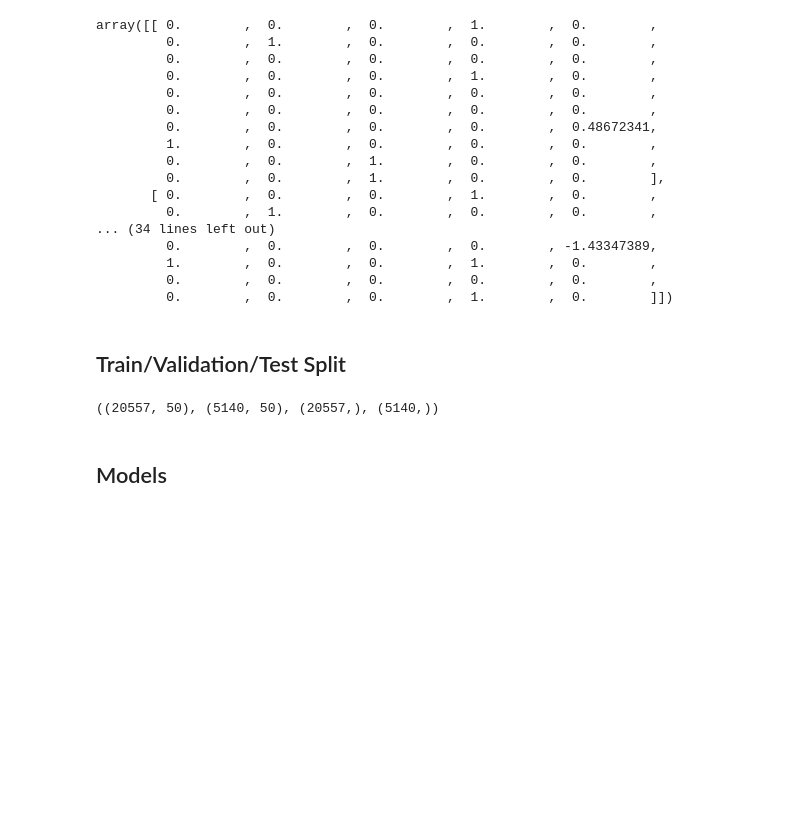
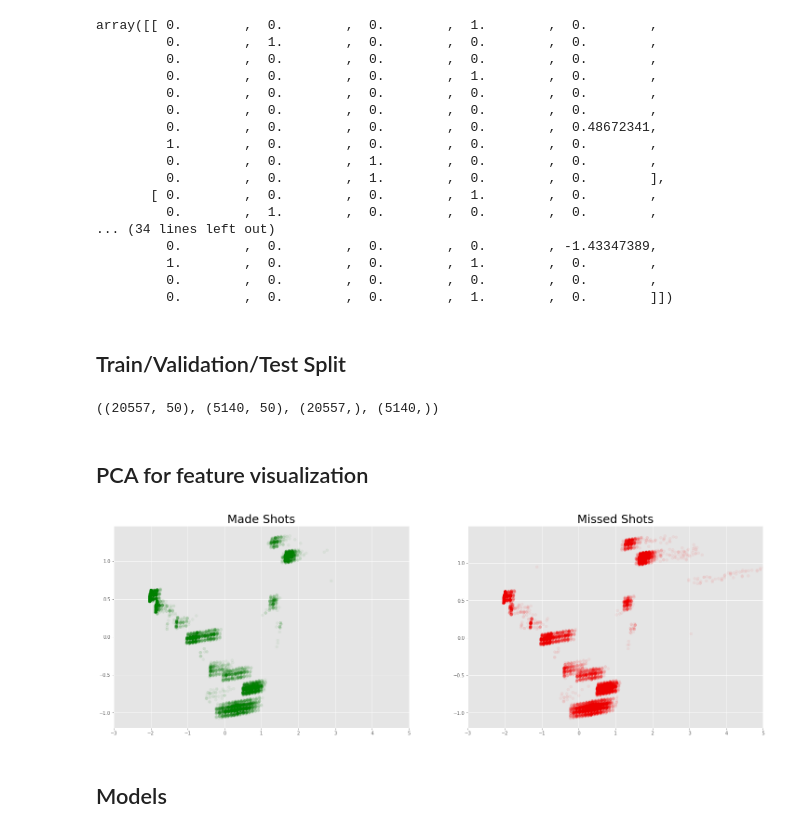
Before and after one commit to neil-ash/Kaggle, a Jupyter notebook: Kobe/Kobe_Kaggle_Model.ipynb, the cells around one changed output. Cells and saved outputs as stored; diff of their text form; code cells hidden in the pictures; blank space fills up the shorter version.

Commit message:
PCA for data viz

```diff
--- a/Kobe/Kobe_Kaggle_Model.ipynb
+++ b/Kobe/Kobe_Kaggle_Model.ipynb
@@ -206,6 +206,31 @@ X_train, X_val, y_train, y_val = train_test_split(X_train, y_train,
 X_train.shape, X_val.shape, y_train.shape, y_val.shape
 # %% [output]
 ((20557, 50), (5140, 50), (20557,), (5140,))
+# %% [markdown]
+## PCA for feature visualization
+# %%
+# use PCA to reduce feature dimension to 2 in order to visualize
+from sklearn.decomposition import PCA
+pca = PCA(n_components=2)
+X_red = pca.fit_transform(old_X_train)
+# %%
+# split reduced data into made and missed sets
+made = X_red[old_y_train == 1]
+missed = X_red[old_y_train == 0]
+
+# setup side-by-side plots
+figure, (made_ax, miss_ax) = plt.subplots(1, 2)
+figure.set_size_inches(25, 8)
+
+made_ax.scatter(made[:, 0], made[:, 1], alpha=0.05, color='green')
+made_ax.set_title('Made Shots', fontsize=25)
+made_ax.set_xlim(-3, 5)
+
+miss_ax.scatter(missed[:, 0], missed[:, 1], alpha=0.05, color='red')
+miss_ax.set_title('Missed Shots', fontsize=25)
+miss_ax.set_xlim(-3, 5);
+# %% [output]
+[figure, added]
 # %% [markdown]
 ## Models
 # %%
```
Also changed, not shown: parts of 8 cells of this notebook.
